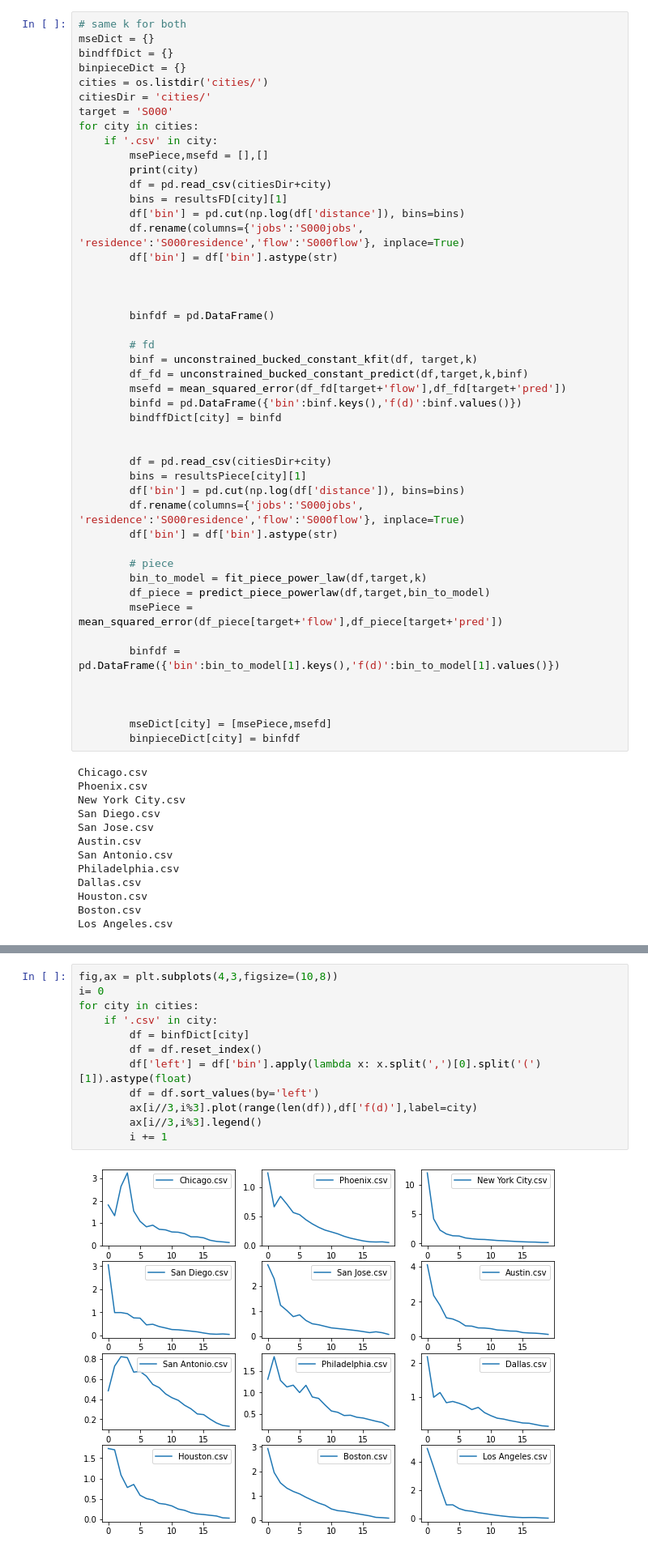
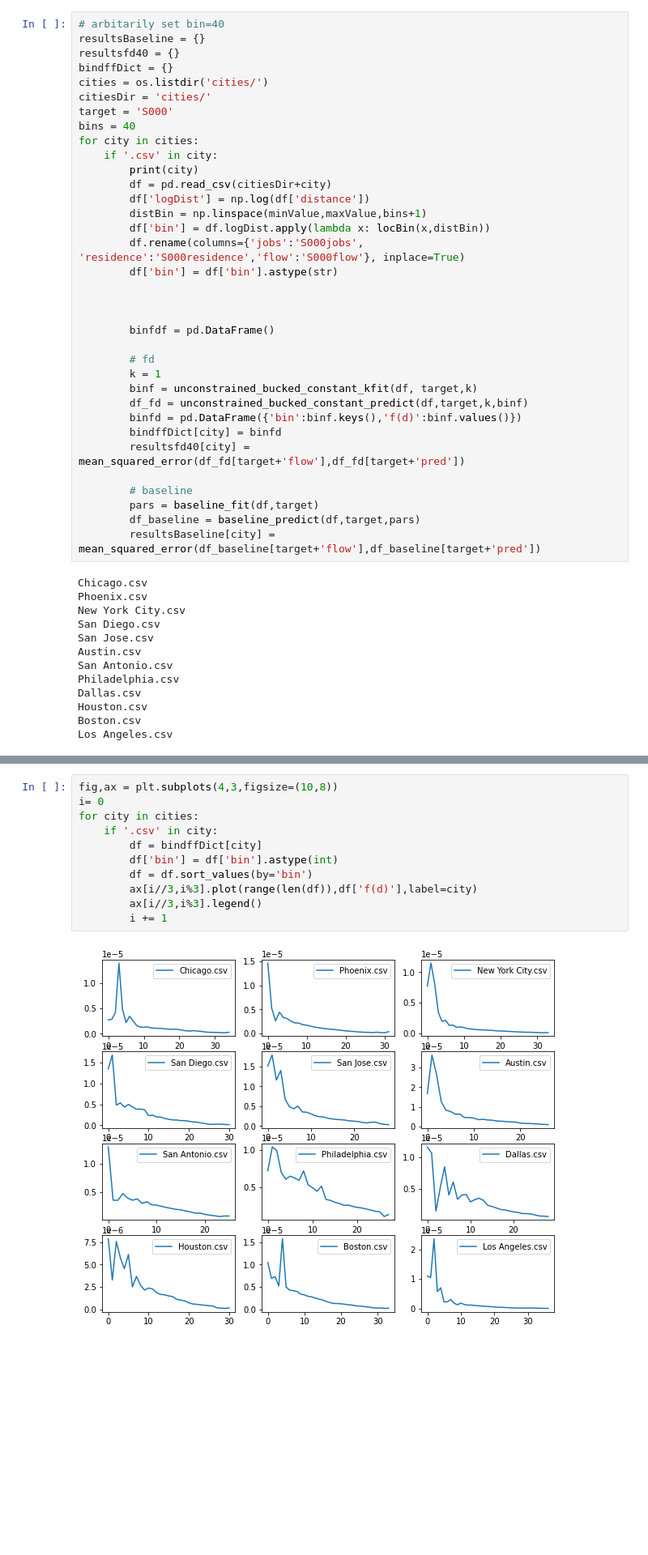
Before and after one commit to yuribogomolov/sttn, a Jupyter notebook: notebooks/generic_gravity_model.ipynb, the cells around one changed output, grey strips where cells are left out. Shown at 81% size. Drawn from its saved outputs; the diff is of its cells as text; blank space fills up the shorter version.

```diff
--- a/notebooks/generic_gravity_model.ipynb
+++ b/notebooks/generic_gravity_model.ipynb
@@ -437,18 +283,19 @@ pd.DataFrame({'city':resultsBaseline.keys(),
 # %%
-# same k for both
-mseDict = {}
+# arbitarily set bin=40
+resultsBaseline = {}
+resultsfd40 = {}
 bindffDict = {}
-binpieceDict = {}
 cities = os.listdir('cities/')
 citiesDir = 'cities/'
 target = 'S000'
+bins = 40
 for city in cities:
     if '.csv' in city:
-        msePiece,msefd = [],[]
         print(city)
         df = pd.read_csv(citiesDir+city)
-        bins = resultsFD[city][1]
-        df['bin'] = pd.cut(np.log(df['distance']), bins=bins)
+        df['logDist'] = np.log(df['distance'])
+        distBin = np.linspace(minValue,maxValue,bins+1)
+        df['bin'] = df.logDist.apply(lambda x: locBin(x,distBin))
         df.rename(columns={'jobs':'S000jobs', 'residence':'S000residence','flow':'S000flow'}, inplace=True)
         df['bin'] = df['bin'].astype(str)
 
@@ -457,30 +304,17 @@ for city in cities:
         binfdf = pd.DataFrame()
 
         # fd
+        k = 1
         binf = unconstrained_bucked_constant_kfit(df, target,k)
         df_fd = unconstrained_bucked_constant_predict(df,target,k,binf)
-        msefd = mean_squared_error(df_fd[target+'flow'],df_fd[target+'pred'])
         binfd = pd.DataFrame({'bin':binf.keys(),'f(d)':binf.values()})
         bindffDict[city] = binfd
+        resultsfd40[city] = mean_squared_error(df_fd[target+'flow'],df_fd[target+'pred'])
 
-
-        df = pd.read_csv(citiesDir+city)
-        bins = resultsPiece[city][1]
-        df['bin'] = pd.cut(np.log(df['distance']), bins=bins)
-        df.rename(columns={'jobs':'S000jobs', 'residence':'S000residence','flow':'S000flow'}, inplace=True)
-        df['bin'] = df['bin'].astype(str)
-
-        # piece
-        bin_to_model = fit_piece_power_law(df,target,k)
-        df_piece = predict_piece_powerlaw(df,target,bin_to_model)
-        msePiece = mean_squared_error(df_piece[target+'flow'],df_piece[target+'pred'])
-
-        binfdf = pd.DataFrame({'bin':bin_to_model[1].keys(),'f(d)':bin_to_model[1].values()})
-
-
-
-        mseDict[city] = [msePiece,msefd]
-        binpieceDict[city] = binfdf
+        # baseline
+        pars = baseline_fit(df,target)
+        df_baseline = baseline_predict(df,target,pars)
+        resultsBaseline[city] = mean_squared_error(df_baseline[target+'flow'],df_baseline[target+'pred'])
 # %% [output]
 Chicago.csv
 Phoenix.csv
@@ -515,14 +349,13 @@ pd.DataFrame({'city':mseDict.keys(),
 # %%
 fig,ax = plt.subplots(4,3,figsize=(10,8))
 i= 0
 for city in cities:
     if '.csv' in city:
-        df = binfDict[city]
-        df = df.reset_index()
-        df['left'] = df['bin'].apply(lambda x: x.split(',')[0].split('(')[1]).astype(float)
-        df = df.sort_values(by='left')
+        df = bindffDict[city]
+        df['bin'] = df['bin'].astype(int)
+        df = df.sort_values(by='bin')
         ax[i//3,i%3].plot(range(len(df)),df['f(d)'],label=city)
         ax[i//3,i%3].legend()
         i += 1
 # %% [output]
-[figure, old version]
+[figure, new version]
```
Also changed, not shown: parts of 42 cells of this notebook.
